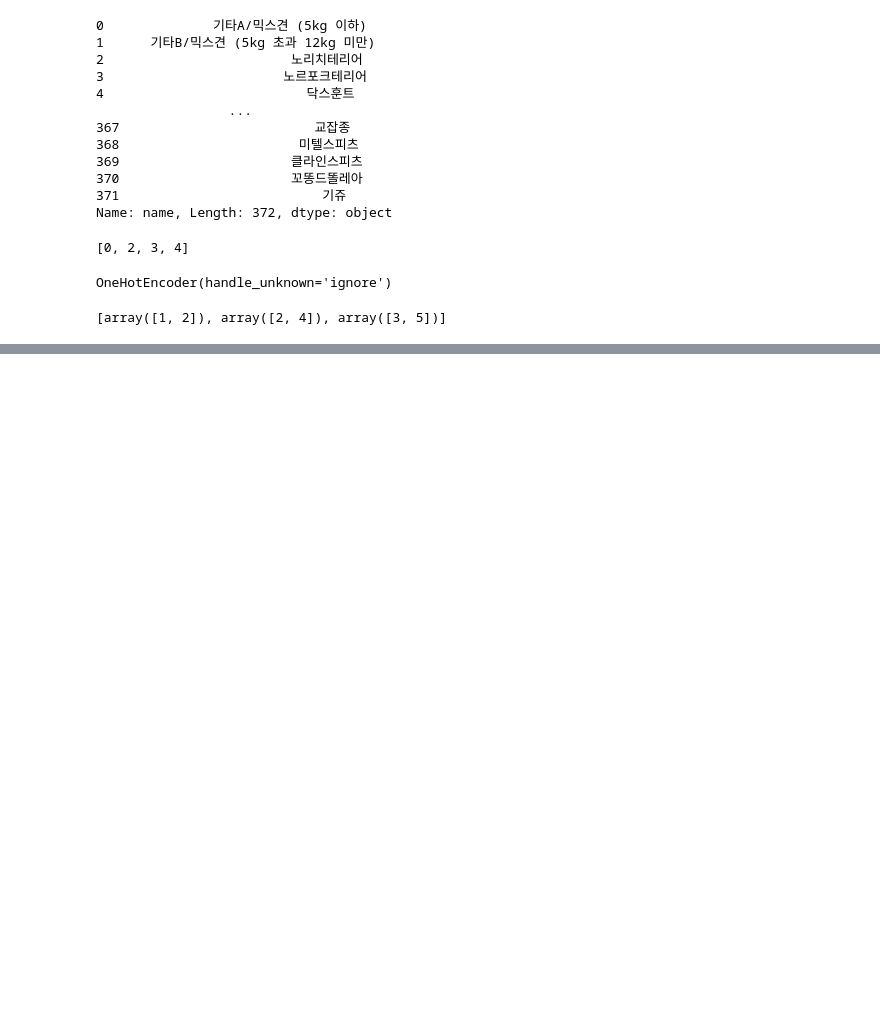
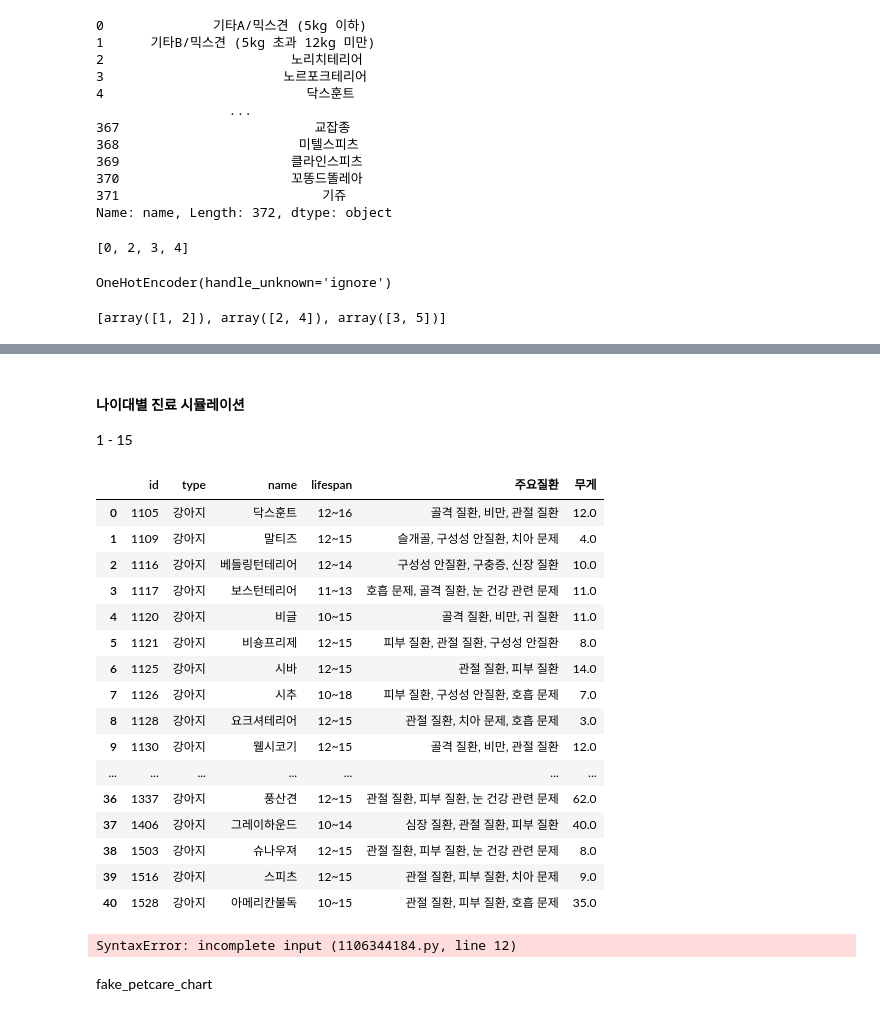
Before and after one commit to watanka/petcare-cost-prediction, a Jupyter notebook: notebook.ipynb, the cells around one changed output, grey strips where cells are left out. Drawn from its saved outputs; the diff is of its cells as text; code cells hidden in the pictures; blank space fills up the shorter version.

```diff
--- a/notebook.ipynb
+++ b/notebook.ipynb
@@ -515,0 +557,3 @@ Name: count, dtype: int64
+# %% [markdown]
+#### 나이대별 진료 시뮬레이션
+1 - 15
@@ -515,0 +566,20 @@ Name: count, dtype: int64
+# %%
+breed_info
+# %% [output]
+|  | id | type | name | lifespan | 주요질환 | 무게 |
+| 0 | 1105 | 강아지 | 닥스훈트 | 12~16 | 골격 질환, 비만, 관절 질환 | 12.0 |
+| 1 | 1109 | 강아지 | 말티즈 | 12~15 | 슬개골, 구성성 안질환, 치아 문제 | 4.0 |
+| 2 | 1116 | 강아지 | 베들링턴테리어 | 12~14 | 구성성 안질환, 구충증, 신장 질환 | 10.0 |
+| 3 | 1117 | 강아지 | 보스턴테리어 | 11~13 | 호흡 문제, 골격 질환, 눈 건강 관련 문제 | 11.0 |
+| 4 | 1120 | 강아지 | 비글 | 10~15 | 골격 질환, 비만, 귀 질환 | 11.0 |
+| 5 | 1121 | 강아지 | 비숑프리제 | 12~15 | 피부 질환, 관절 질환, 구성성 안질환 | 8.0 |
+| 6 | 1125 | 강아지 | 시바 | 12~15 | 관절 질환, 피부 질환 | 14.0 |
+| 7 | 1126 | 강아지 | 시추 | 10~18 | 피부 질환, 구성성 안질환, 호흡 문제 | 7.0 |
+| 8 | 1128 | 강아지 | 요크셔테리어 | 12~15 | 관절 질환, 치아 문제, 호흡 문제 | 3.0 |
+| 9 | 1130 | 강아지 | 웰시코기 | 12~15 | 골격 질환, 비만, 관절 질환 | 12.0 |
+| ... | ... | ... | ... | ... | ... | ... |
+| 36 | 1337 | 강아지 | 풍산견 | 12~15 | 관절 질환, 피부 질환, 눈 건강 관련 문제 | 62.0 |
+| 37 | 1406 | 강아지 | 그레이하운드 | 10~14 | 심장 질환, 관절 질환, 피부 질환 | 40.0 |
+| 38 | 1503 | 강아지 | 슈나우져 | 12~15 | 관절 질환, 피부 질환, 눈 건강 관련 문제 | 8.0 |
+| 39 | 1516 | 강아지 | 스피츠 | 12~15 | 관절 질환, 피부 질환, 치아 문제 | 9.0 |
+| 40 | 1528 | 강아지 | 아메리칸불독 | 10~15 | 관절 질환, 피부 질환, 호흡 문제 | 35.0 |
@@ -515,0 +679,21 @@ Name: count, dtype: int64
+# %%
+# insurance 기록에서 평균값 내는 코드가 필요함.
+
+
+class Statistics:
+    def __init__(self, df):
+        self.df = df.groupby(['pet_breed_id', 'age'])
+        self.price_groupby_breed_and_age = self.df['claim_price'].mean()
+        self.most_common_diseases_groupby_breed_and_age = self.df['disease_name'].agg(lambda x: x.mode()[0])
+
+
+    def to_dict(self, df: pd.DataFrame):
+        return df.to_dict(orient = 'records')
+
+    def average_price_change_by_age(self, breed):
+        return self.to_dict(self.price_groupby_breed_and_age[breed])
+
+    def sort_by_pet_breed_id(self, breed):
+        return self.to_dict(self.most_common_diseases_groupby_breed_and_age[breed])
+# %% [output]
+SyntaxError: incomplete input (1106344184.py, line 12)
@@ -515,0 +706,2 @@ Name: count, dtype: int64
+# %% [markdown]
+fake_petcare_chart
```
Also changed, not shown: parts of 20 cells of this notebook, 5 other files.
